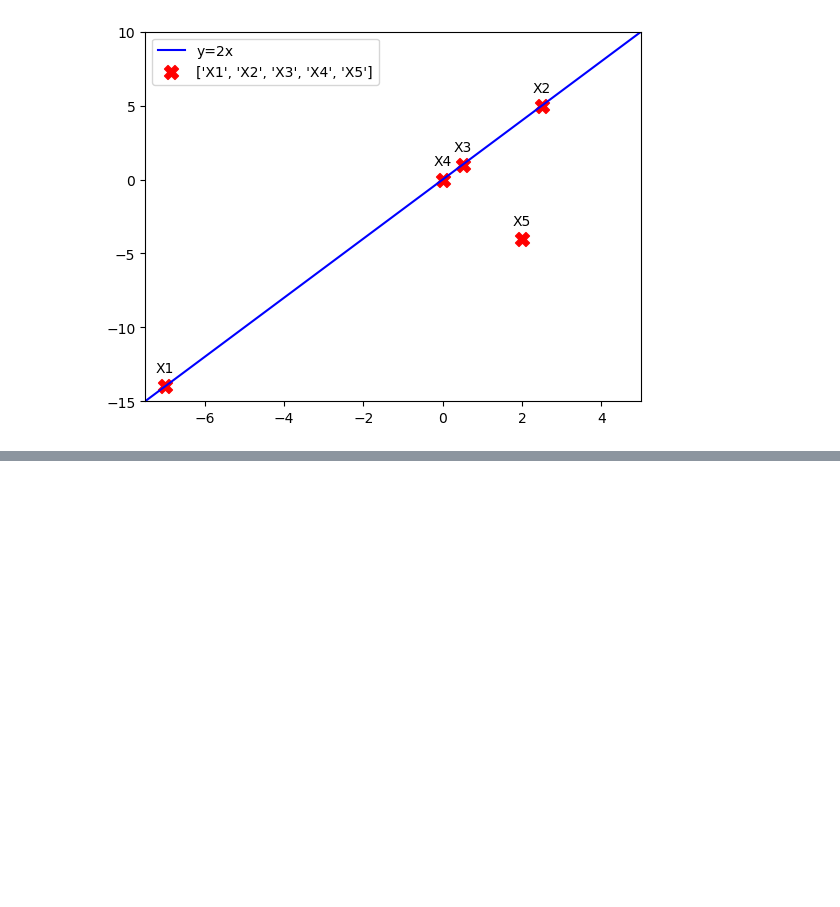
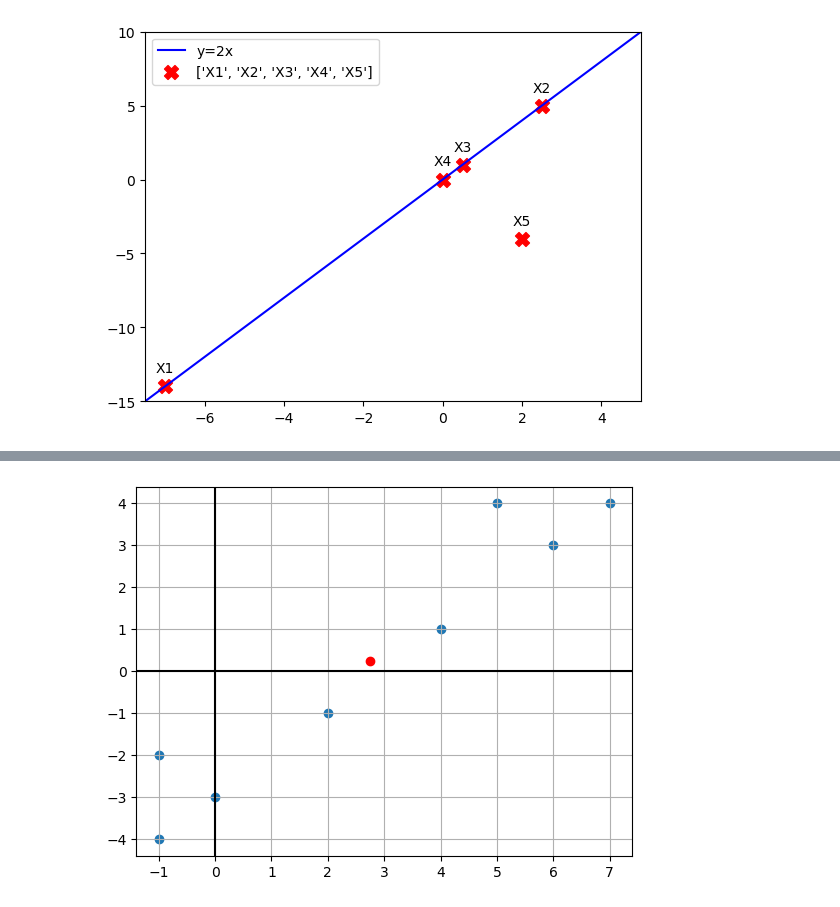
Before and after one commit to MrStrange545/ML-Engineer, a Jupyter notebook: Notebooks/04_Machine_learning/02_MLT.ipynb, the cells around one changed output, grey strips where cells are left out. Drawn from its saved outputs; the diff is of its cells as text; code cells hidden in the pictures; blank space fills up the shorter version.

```diff
--- a/Notebooks/04_Machine_learning/02_MLT.ipynb
+++ b/Notebooks/04_Machine_learning/02_MLT.ipynb
@@ -310,0 +679,79 @@ We want to find direction w which maximises this by linear form .
+# %%
+# Code
+# First, import the required package
+import numpy as np
+import matplotlib.pyplot as plt
+
+
+# Have the dataset and print the dataset
+X = np.array([(4,1),(5,4),(6,3),(7,4),(2,-1),(-1,-2),(0,-3),(-1,-4)]).T
+print("\nActual Dataset:\n",X)
+
+
+# calculate the mean of the dataset and print it
+x_mean = X.mean(axis = 1)
+print(f"\nmean of the dataset: {x_mean}\n")
+
+
+# plot the dataset along with its mean
+print("\nPlotting the original dataset\n")
+plt.scatter(X[0, :],X[1, :])
+plt.axhline(0, color="k")
+plt.axvline(0, color="k")
+plt.scatter(x_mean[0],x_mean[1], color="r")
+plt.grid()
+plt.show()
+
+
+# Now Center the dataset, reassigning it, and printing it.
+def center(X):
+    return X- X.mean(axis = 1).reshape(2,1)
+X_centered = center(X)
+print(f"\nDataset after being centered:\n",X_centered,sep="\n")
+
+
+# calculate the mean of centered dataset and print it
+x_mean = X_centered.mean(axis = 1)
+print(f"\nMean after centering the dataset: {x_mean}\n")
+
+
+# Plotting the dataset along with its mean (after centering)
+print("\nPlotting the centered dataset.\n")
+plt.scatter(X_centered[0, :],X_centered[1, :])
+plt.axhline(0, color="k")
+plt.axvline(0, color="k")
+plt.scatter(x_mean[0],x_mean[1], color="r")
+plt.grid()
+plt.show()
+
+
+# Computing the covariance matrix
+def covariance(X):
+    return X @ X.T / X.shape[1]
+C = covariance(X_centered)
+print(f"\nCovariance Matrix:\n",C)
+
+
+# Find the principal components
+def compute_pc(C):
+    d = C.shape[0]
+    eigval, eigvec = np.linalg.eigh(C)
+    w_1, w_2 = eigvec[:, -1], eigvec[:, -2]
+    return w_1, w_2
+
+w_1, w_2 = compute_pc(C)
+
+w_1 = w_1[:,np.newaxis]
+w_2 = w_2[:,np.newaxis]
+
+print(f"\nThe principal components are:",w_1,w_2,sep="\n")
+
+
+# Reconstruction using the two PCs
+n = X_centered.shape[1]
+reconstructed_dataset = w_1 @ (X_centered.T @ w_1).reshape(1,n) + w_2 @ (X_centered.T @ w_2).reshape(1,n)
+print(f"\nReconstructed dataset is:",reconstructed_dataset, sep="\n")
+
+
+# The reconstruction error by first
+# %% [output]
@@ -310,0 +766 @@ We want to find direction w which maximises this by linear form .
+[figure, added]
```
Also changed, not shown: parts of 14 cells of this notebook, 8 other files.
